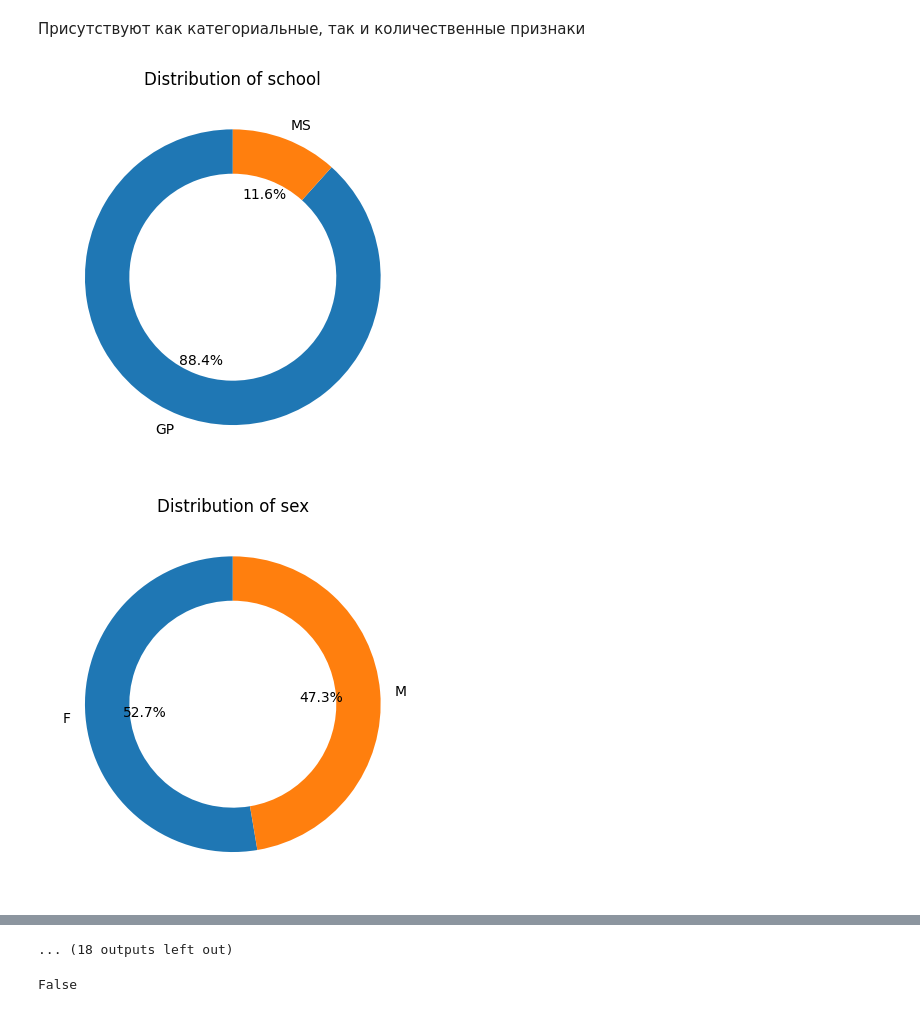
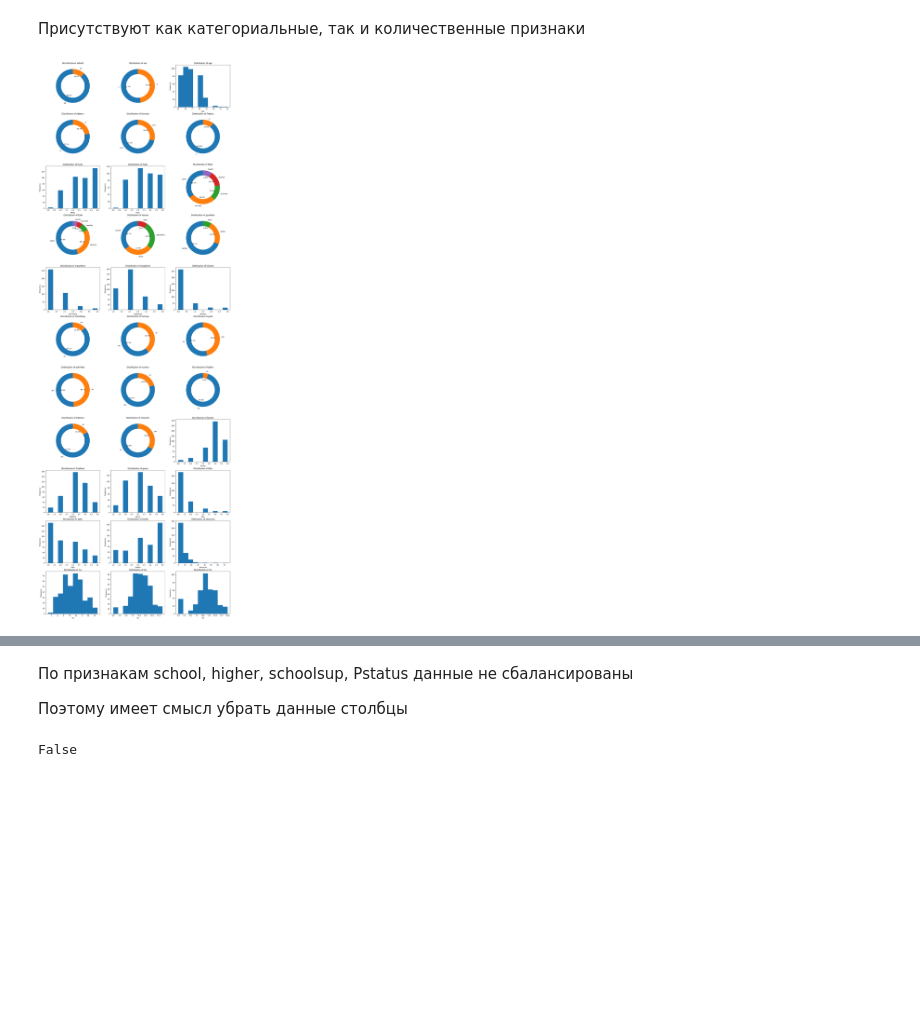
Before and after one commit to LilyKras/andan_alco_project, a Jupyter notebook: project.ipynb, the cells around one changed output, grey strips where cells are left out. Cells and saved outputs as stored; diff of their text form; code cells hidden in the pictures; blank space fills up the shorter version.

```diff
--- a/project.ipynb
+++ b/project.ipynb
@@ -57,19 +62,22 @@ df_math.describe()
 # %% [markdown]
 Присутствуют как категориальные, так и количественные признаки
 # %%
-for column in df_math.columns:
+fig, axs = plt.subplots(11, 3, figsize=(20, 60))
+for i in range(len(df_math.columns)):
+
+    column = df_math.columns[i]
+    c = int(i /3)
+    r = int(i%3)
+
     if df_math[column].dtype == 'object':
-        df_math[column].value_counts().plot.pie(autopct='%1.1f%%', startangle=90, wedgeprops=dict(width=0.3))
-        plt.title(f'Distribution of {column}')
-        plt.ylabel('')
-        plt.show()
+        df_math[column].value_counts().plot.pie(autopct='%1.1f%%', startangle=90, wedgeprops=dict(width=0.3), ax = axs[c, r])
+        axs[c][r].set_title(f'Distribution of {column}')
+        axs[c][r].set_ylabel('')
+
     else:
-        plt.hist(df_math[column])
-        plt.title(f'Distribution of {column}')
-        plt.xlabel(column)
-        plt.ylabel('Frequency')
-        plt.xticks(rotation=90)
-        plt.show()
+        axs[c, r].hist(df_math[column])
+        axs[c][r].set_title(f'Distribution of {column}')
+        axs[c][r].set_xlabel(column)
+        axs[c][r].set_ylabel('Frequency')
 # %% [output]
-[figure, old version]
+[figure, new version]
-[figure, removed]
@@ -86 +84,4 @@ for column in df_math.columns:
-... (18 outputs left out)
+# %% [markdown]
+По признакам school, higher, schoolsup, Pstatus данные не сбалансированы
+
+Поэтому имеет смысл убрать данные столбцы
```
Also changed, not shown: parts of 27 cells of this notebook.
